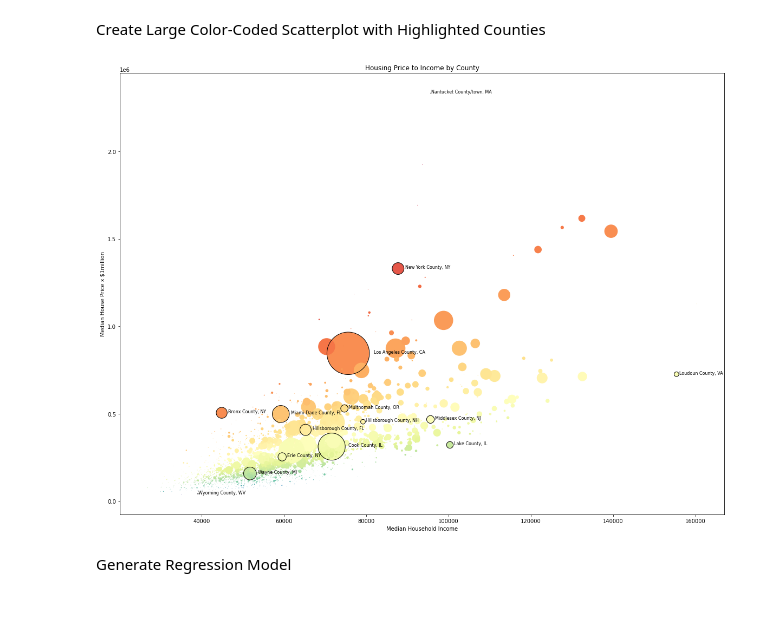
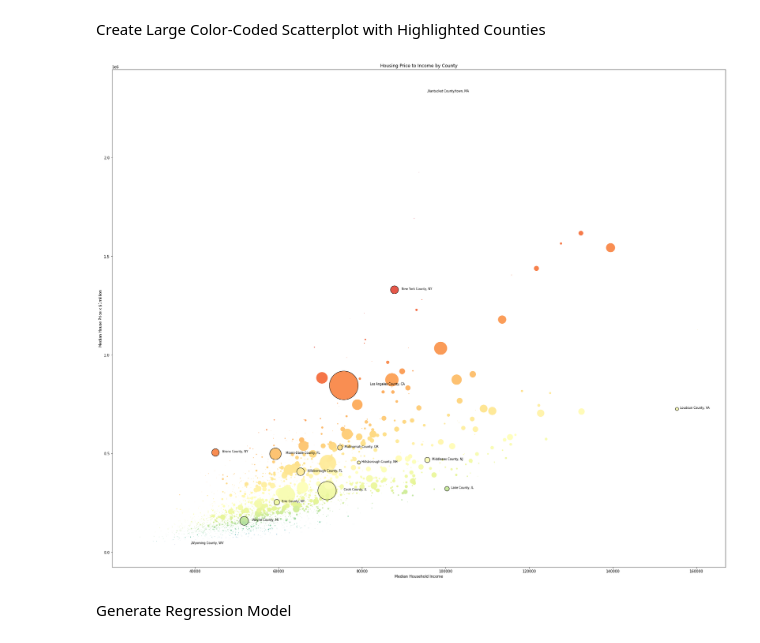
Before and after one commit to seanmannisto/housing, a Jupyter notebook: HousingAffordabilityV2.ipynb, the cells around one changed output. Drawn from its saved outputs; the diff is of its cells as text; code cells hidden in the pictures; blank space fills up the shorter version.

```diff
--- a/HousingAffordabilityV2.ipynb
+++ b/HousingAffordabilityV2.ipynb
@@ -52,14 +55,11 @@ Set URLs, API key,
 # set Zillow Housing Value Index URL
 zhvi_url = "https://files.zillowstatic.com/research/public_csvs/zhvi/County_zhvi_uc_sfrcondo_tier_0.33_0.67_sm_sa_month.csv?t=1670291347"
 
-# set most recent ZHVI date
-#mostrecentZHVI = "2022-12-31"
-
 # set USDA URL
 unemp_url = "https://www.ers.usda.gov/webdocs/DataFiles/48747/Unemployment.xlsx?v=7156"
 
+census_URL = "https://www2.census.gov/programs-surveys/popest/datasets/2020-2021/counties/asrh/cc-est2021-agesex-all.csv"
+
 # set my Census API key as a variable
 api_key = "f229871d75fd694d4cd998c8f640e953e8b97157"
-
-i=1
 # %% [markdown]
@@ -283,8 +261,14 @@ merged2=pd.merge(left=merged1, right=tax_df, left_on='FIPS_code', right_on='FIPS
 # %% [markdown]
 Load population data from the Census website
 # %%
-pop = pd.read_csv("https://www2.census.gov/programs-surveys/popest/datasets/2020-2021/counties/asrh/cc-est2021-agesex-all.csv", encoding='latin-1')
+pop = pd.read_csv(census_URL, encoding='latin-1')
+
 # Keep only the entries for the most recent year "3"
 pop = pop.loc[pop['YEAR'] == 3]
-# Preview
-pop.head()
+
+# Convert State and Municipal FIPS into single FIPS code. Format as 5 digits
+pop["FIPS2"] = pop["STATE"]*1000 + pop["COUNTY"]
+pop["FIPS2"] = pop["FIPS2"].apply(lambda x: '{0:0>5}'.format(x))
+
+# Keep only Population, FIPS, and State
+pop = pop[["POPESTIMATE", "FIPS2", "STNAME"]]
@@ -397,30 +356,30 @@ Create Large Color-Coded Scatterplot with Highlighted Counties
 # %%
 #Calculate value arrays to use for colors and sizes
 colors = merged3["Price_Income_Ratio"].apply(lambda x: math.log((1/x)))
 sizes = (merged3["Population"])**1.4/1000000
 
 # Create initial graph
-plt.rcParams["figure.figsize"] = (20,15)
+plt.rcParams["figure.figsize"] = (30,25)
 plt.scatter(merged3['Income'], merged3['House_Price'], c=colors, cmap='Spectral', s=sizes, edgecolors="None")
 plt.xlabel('Median Household Income')
 plt.ylabel('Median House Price x $1million')
 plt.title('Housing Price to Income by County')
 
 # Add selected counties to list after a validity check
 county_list = []
 county_names = ['Los Angeles County, CA', 'Cook County, IL', 'Lake County, IL', 'Middlesex County, NJ', 'New York County, NY', 'Miami-Dade County, FL',   'Wayne County, MI', 'Hillsborough County, FL',  'Bronx County, NY', 'Hillsborough County, NH', 'Loudoun County, VA', 'Erie County, NY', 'Multnomah County, OR', 'Nantucket County/town, MA', 'Wyoming County, WV']
 for row in merged3.index:
     if merged3.iloc[row]["Area_name"] in county_names:
         county_list.append(row)
 
 # Annotate selected counties
 for i in county_list:
     plt.annotate(merged3.iloc[i]['Area_name'], (merged3.iloc[i]['Income']+(math.sqrt(sizes[i])*80), merged3.iloc[i]['House_Price']+math.sqrt(sizes[i])*20), fontsize=8)
     plt.scatter(merged3.iloc[i]['Income'], merged3.iloc[i]['House_Price'], s=sizes[i], c='None', edgecolor='black')
 
 plt.savefig('Price_to_Income_scatter1.png')
 # %% [output]
-[figure, old version]
+[figure, new version]
 # %% [markdown]
 Generate Regression Model
 # %%
```
Also changed, not shown: parts of 27 cells of this notebook.
